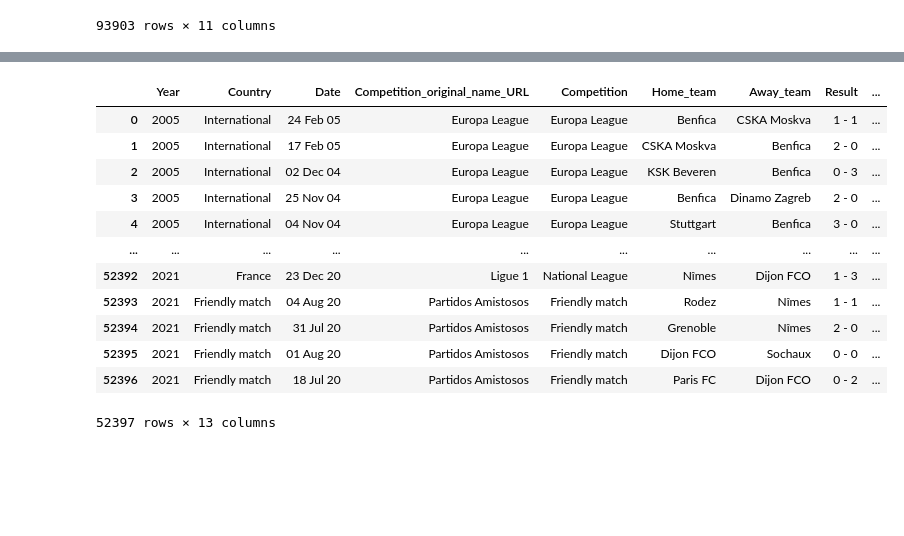
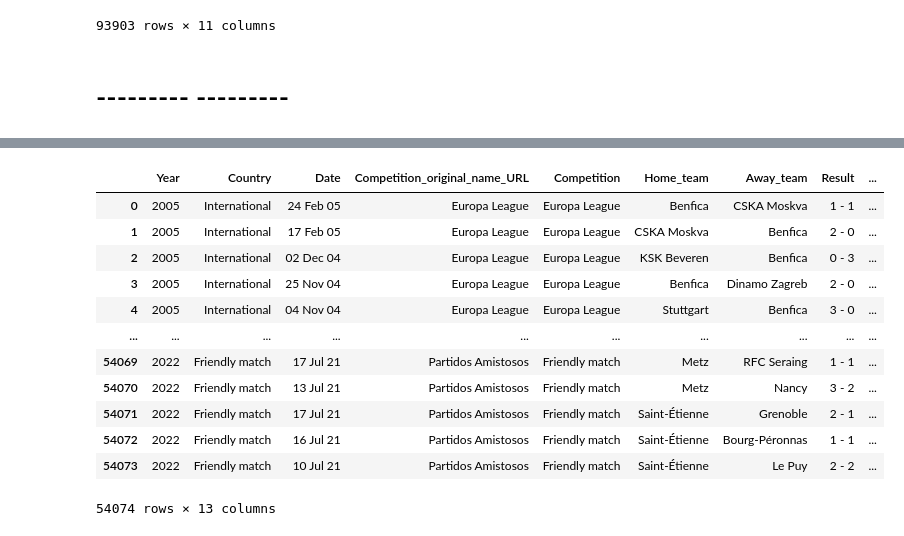
Before and after one commit to TiagoVilaVerde/TFM_KSCHOOL, a Jupyter notebook: 1.Results_by_team.ipynb, the cells around one changed output, grey strips where cells are left out. Cells and saved outputs as stored; diff of their text form; code cells hidden in the pictures; blank space fills up the shorter version.

```diff
--- a/1.Results_by_team.ipynb
+++ b/1.Results_by_team.ipynb
@@ -188,4 +541,6 @@ Wall time: 1h 21min 54s
 | 93901 | NaN | 01 Ago 20 | Finalizado | Dijon FCO | 0 - 0 | Sochaux | NaN | NaN | 0 | Partidos Amistosos | ... |
 | 93902 | NaN | 18 Jul 20 | Finalizado | Paris FC | 0 - 2 | Dijon FCO | NaN | NaN | 0 | Partidos Amistosos | ... |
 93903 rows × 11 columns
+# %% [markdown]
+# --------- ---------
 # %%
@@ -194,15 +555,13 @@ table_all_years.to_excel(
 # %%
 %%time
 
-table_all_years = pd.read_excel('All_teams_results_leagues_countries_2005_2021_original.xlsx')
+table_all_years = pd.read_excel('All_teams_results_leagues_countries_all_years_original.xlsx')
 table_all_years = table_all_years.drop(['Unnamed: 0'], axis = 1)
-
 
 
 # drop duplicated games
 
 table_all_years.drop_duplicates(inplace=True)
-
 
 
 # clean data, add columns, rename columns, reorder columns
@@ -216,7 +575,6 @@ table_all_years = table_all_years.drop(
     columns = [2,8])
 table_all_years.rename(columns = {1:'Date', 3:'Home_team',
     4:'Result', 5:'Away_team'}, inplace = True)
-
 
 
 table_all_years = table_all_years[[
@@ -295,7 +653,6 @@ for i in range(len(list(table_all_years['Country']))):
 pd.options.mode.chained_assignment = 'warn'
 
 
-
 # create dictionary to rename the competitions column
 
 competitions_initial_list = table_all_years[
@@ -366,7 +723,6 @@ for competition in list(dict_competitions.keys()):
         dict_competitions[competition] = 'Friendly match'
 
 
-
 # add a column with the competition standardized name
 
 list_competition_standardized_name = []
@@ -386,14 +742,12 @@ table_all_years = table_all_years[
         'Result', 'Home_score', 'Away_score']]
 
 
-
 # drop results of non played games
 
 No_result = table_all_years[
     table_all_years['Result'] == '-'].index
 table_all_years.drop(No_result, inplace = True)
 table_all_years.reset_index(inplace = True)
-
 
 
 # add columns with 1x2 result and points for home and away team
@@ -427,7 +781,6 @@ table_all_years.loc[
         '1x2'] == '2', 'Points_Away_Team'] = int('3')
 
 
-
 # convert months in Spanish in months in English
 
 dict_months = {
@@ -435,7 +788,6 @@ dict_months = {
     'May': 'May','Jun': 'Jun','Jul': 'Jul','Ago': 'Aug',
     'Sep': 'Sep','Oct': 'Oct','Nov': 'Nov','Dic': 'Dec',
 }
-
 
 
 # Applying these 3 lines of code below will raise a warning related to Setting with copy.
@@ -464,15 +816,15 @@ Wall time: 1min 30s
 |  | Year | Country | Date | Competition_original_name_URL | Competition | Home_team | Away_team | Result | ... |
 | 0 | 2005 | International | 24 Feb 05 | Europa League | Europa League | Benfica | CSKA Moskva | 1 - 1 | ... |
 | 1 | 2005 | International | 17 Feb 05 | Europa League | Europa League | CSKA Moskva | Benfica | 2 - 0 | ... |
 | 2 | 2005 | International | 02 Dec 04 | Europa League | Europa League | KSK Beveren | Benfica | 0 - 3 | ... |
 | 3 | 2005 | International | 25 Nov 04 | Europa League | Europa League | Benfica | Dinamo Zagreb | 2 - 0 | ... |
 | 4 | 2005 | International | 04 Nov 04 | Europa League | Europa League | Stuttgart | Benfica | 3 - 0 | ... |
 | ... | ... | ... | ... | ... | ... | ... | ... | ... | ... |
-| 52392 | 2021 | France | 23 Dec 20 | Ligue 1 | National League | Nîmes | Dijon FCO | 1 - 3 | ... |
-| 52393 | 2021 | Friendly match | 04 Aug 20 | Partidos Amistosos | Friendly match | Rodez | Nîmes | 1 - 1 | ... |
-| 52394 | 2021 | Friendly match | 31 Jul 20 | Partidos Amistosos | Friendly match | Grenoble | Nîmes | 2 - 0 | ... |
-| 52395 | 2021 | Friendly match | 01 Aug 20 | Partidos Amistosos | Friendly match | Dijon FCO | Sochaux | 0 - 0 | ... |
-| 52396 | 2021 | Friendly match | 18 Jul 20 | Partidos Amistosos | Friendly match | Paris FC | Dijon FCO | 0 - 2 | ... |
+| 54069 | 2022 | Friendly match | 17 Jul 21 | Partidos Amistosos | Friendly match | Metz | RFC Seraing | 1 - 1 | ... |
+| 54070 | 2022 | Friendly match | 13 Jul 21 | Partidos Amistosos | Friendly match | Metz | Nancy | 3 - 2 | ... |
+| 54071 | 2022 | Friendly match | 17 Jul 21 | Partidos Amistosos | Friendly match | Saint-Étienne | Grenoble | 2 - 1 | ... |
+| 54072 | 2022 | Friendly match | 16 Jul 21 | Partidos Amistosos | Friendly match | Saint-Étienne | Bourg-Péronnas | 1 - 1 | ... |
+| 54073 | 2022 | Friendly match | 10 Jul 21 | Partidos Amistosos | Friendly match | Saint-Étienne | Le Puy | 2 - 2 | ... |
-52397 rows × 13 columns
+54074 rows × 13 columns
 # %%
 %%time
```
Also changed, not shown: parts of 10 cells of this notebook, 4 other files.
